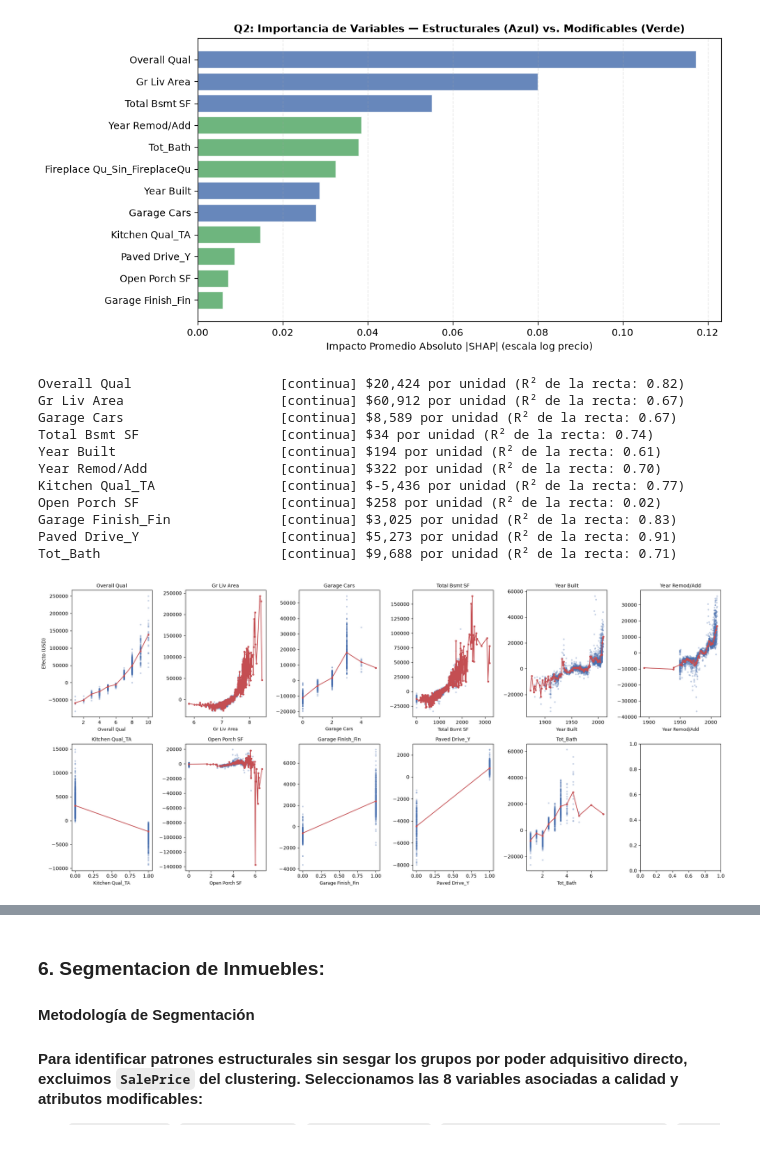
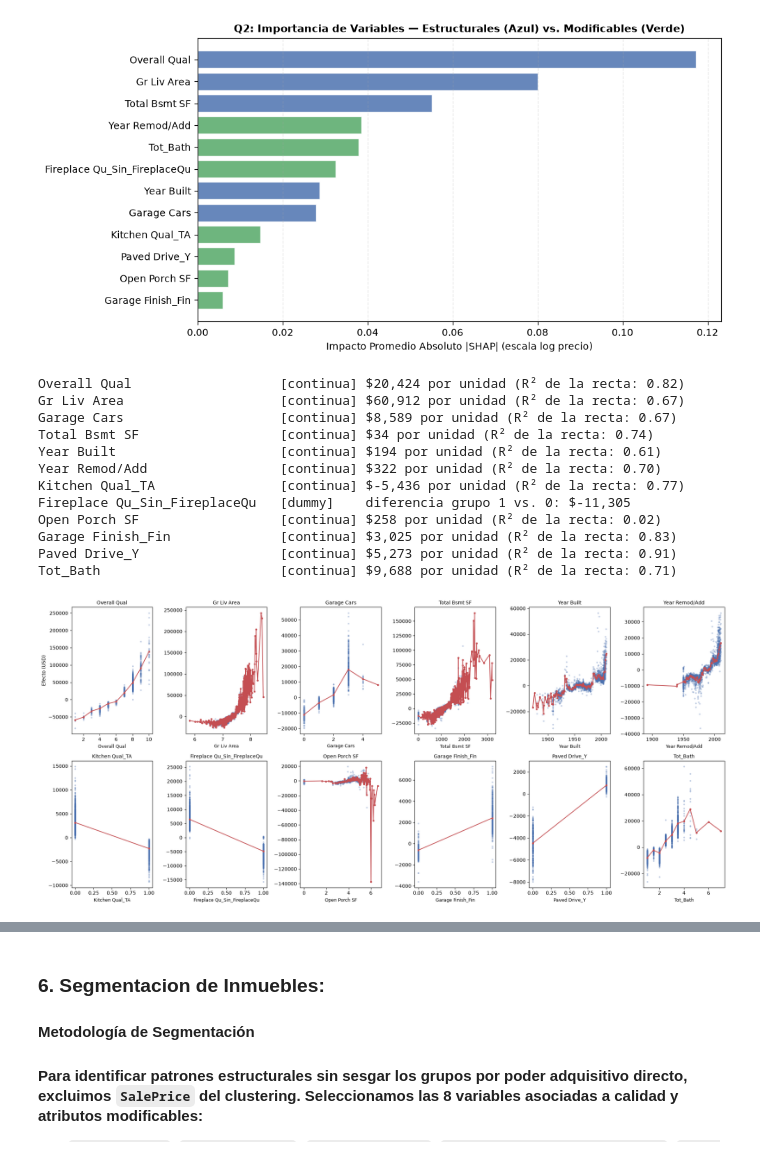
Before and after one commit to danielcordobap/Cuesta_partners_test, a Jupyter notebook: EDA_Test_cuesta.ipynb, the cells around one changed output, grey strips where cells are left out. Saved outputs shown, nothing was run; the diff lists cells and outputs as text; code cells hidden in the pictures.

```diff
--- a/EDA_Test_cuesta.ipynb
+++ b/EDA_Test_cuesta.ipynb
@@ -873,60 +873,79 @@ Fireplace Qu_Sin_FireplaceQu      0.032530          Modificable (Sin Chimenea)
 import numpy as np
 import pandas as pd
 import shap
-TOP_VARIABLES = ['Overall Qual',
- 'Gr Liv Area',
- 'Garage Cars',
- 'Total Bsmt SF',
- 'Year Built',
- 'Year Remod/Add',
- 'Kitchen Qual_TA',
- 'Open Porch SF',
- 'Garage Finish_Fin',
- 'Paved Drive_Y',
- 'Tot_Bath'
+
+TOP_VARIABLES = [
+    'Overall Qual',
+    'Gr Liv Area',
+    'Garage Cars',
+    'Total Bsmt SF',
+    'Year Built',
+    'Year Remod/Add',
+    'Kitchen Qual_TA',
+    'Fireplace Qu_Sin_FireplaceQu',  # <-- Se agrega aquí para completar las 12 variables
+    'Open Porch SF',
+    'Garage Finish_Fin',
+    'Paved Drive_Y',
+    'Tot_Bath',
 ]
-DUMMIES = {"Fireplace Qu_Sin_FireplaceQu"}  # 0/1 -> no tiene sentido una "pendiente por unidad"
+DUMMIES = {
+    'Fireplace Qu_Sin_FireplaceQu'
+}  # 0/1 -> se calcula diferencia directa grupo 1 (sin) vs 0 (con)
 shap_df = pd.DataFrame(shap_valores, columns=VARIABLES_FINALES)
 
 explainer = shap.TreeExplainer(modelo_final)
 pred_precio = np.expm1(explainer.expected_value + shap_valores.sum(axis=1))
 
 fig, axes = plt.subplots(2, 6, figsize=(20, 9))
 axes = axes.flatten()
 
 for ax, var in zip(axes, TOP_VARIABLES):
-    valores = X[var].to_numpy()
-    shap_dolares = pred_precio * (1 - np.exp(-shap_df[var].to_numpy()))
+  valores = X[var].to_numpy()
+  shap_dolares = pred_precio * (1 - np.exp(-shap_df[var].to_numpy()))
 
-    ax.scatter(valores, shap_dolares, s=6, alpha=0.25, color="#4C72B0")
-    promedio_por_grupo = pd.Series(shap_dolares).groupby(valores).mean().sort_index()
-    ax.plot(promedio_por_grupo.index, promedio_por_grupo.values,
-            color="#C44E52", marker="o", markersize=3, linewidth=1.5)
-    ax.set_xlabel(var, fontsize=9)
-    ax.set_ylabel("Efecto (USD)" if var == TOP_VARIABLES[0] else "")
-    ax.set_title(var, fontsize=10)
+  ax.scatter(valores, shap_dolares, s=6, alpha=0.25, color='#4C72B0')
+  promedio_por_grupo = (
+      pd.Series(shap_dolares).groupby(valores).mean().sort_index()
+  )
+  ax.plot(
+      promedio_por_grupo.index,
+      promedio_por_grupo.values,
+      color='#C44E52',
+      marker='o',
+      markersize=3,
+      linewidth=1.5,
+  )
+  ax.set_xlabel(var, fontsize=9)
+  ax.set_ylabel('Efecto (USD)' if var == TOP_VARIABLES[0] else '')
+  ax.set_title(var, fontsize=10)
 
-    if var in DUMMIES:
-        diff = shap_dolares[valores == 1].mean() - shap_dolares[valores == 0].mean()
-        print(f"{var:<30} [dummy]    diferencia grupo 1 vs. 0: ${diff:,.0f}")
-    else:
-        pendiente, intercepto = np.polyfit(valores, shap_dolares, 1)
-        r2 = 1 - np.sum((shap_dolares - (pendiente*valores + intercepto))**2) / np.sum((shap_dolares - shap_dolares.mean())**2)
-        print(f"{var:<30} [continua] ${pendiente:,.0f} por unidad (R² de la recta: {r2:.2f})")
+  if var in DUMMIES:
+    diff = shap_dolares[valores == 1].mean() - shap_dolares[valores == 0].mean()
+    print(f'{var:<30} [dummy]    diferencia grupo 1 vs. 0: ${diff:,.0f}')
+  else:
+    pendiente, intercepto = np.polyfit(valores, shap_dolares, 1)
+    r2 = 1 - np.sum(
+        (shap_dolares - (pendiente * valores + intercepto)) ** 2
+    ) / np.sum((shap_dolares - shap_dolares.mean()) ** 2)
+    print(
+        f'{var:<30} [continua] ${pendiente:,.0f} por unidad (R² de la recta:'
+        f' {r2:.2f})'
+    )
 
 plt.tight_layout()
 plt.show()
 # %% [output]
 Overall Qual                   [continua] $20,424 por unidad (R² de la recta: 0.82)
 Gr Liv Area                    [continua] $60,912 por unidad (R² de la recta: 0.67)
 Garage Cars                    [continua] $8,589 por unidad (R² de la recta: 0.67)
 Total Bsmt SF                  [continua] $34 por unidad (R² de la recta: 0.74)
 Year Built                     [continua] $194 por unidad (R² de la recta: 0.61)
 Year Remod/Add                 [continua] $322 por unidad (R² de la recta: 0.70)
 Kitchen Qual_TA                [continua] $-5,436 por unidad (R² de la recta: 0.77)
+Fireplace Qu_Sin_FireplaceQu   [dummy]    diferencia grupo 1 vs. 0: $-11,305
 Open Porch SF                  [continua] $258 por unidad (R² de la recta: 0.02)
 Garage Finish_Fin              [continua] $3,025 por unidad (R² de la recta: 0.83)
 Paved Drive_Y                  [continua] $5,273 por unidad (R² de la recta: 0.91)
 Tot_Bath                       [continua] $9,688 por unidad (R² de la recta: 0.71)
-[figure, old version]
+[figure, new version]
 # %% [markdown]
```
Also changed, not shown: parts of 3 cells of this notebook, 4 other files.
